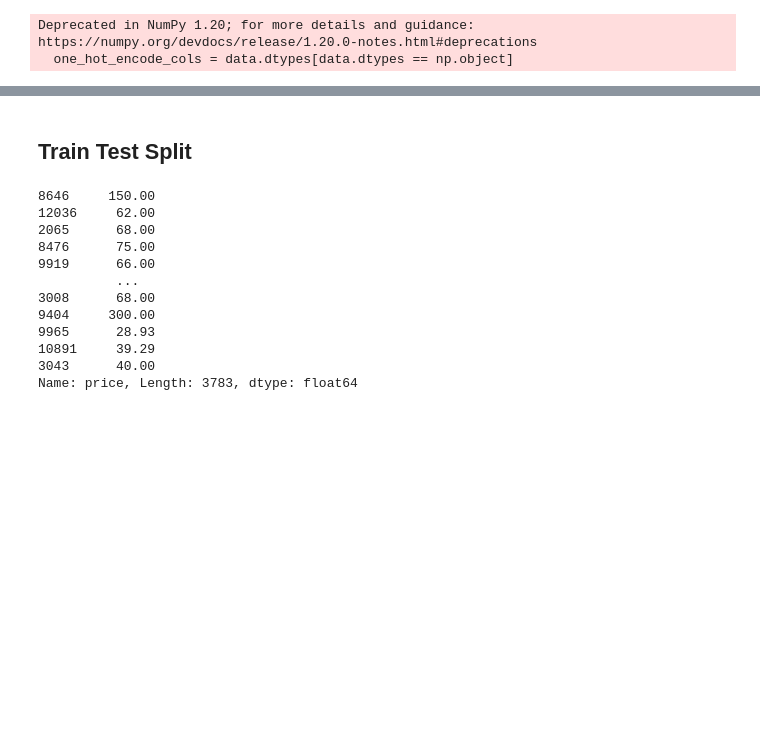
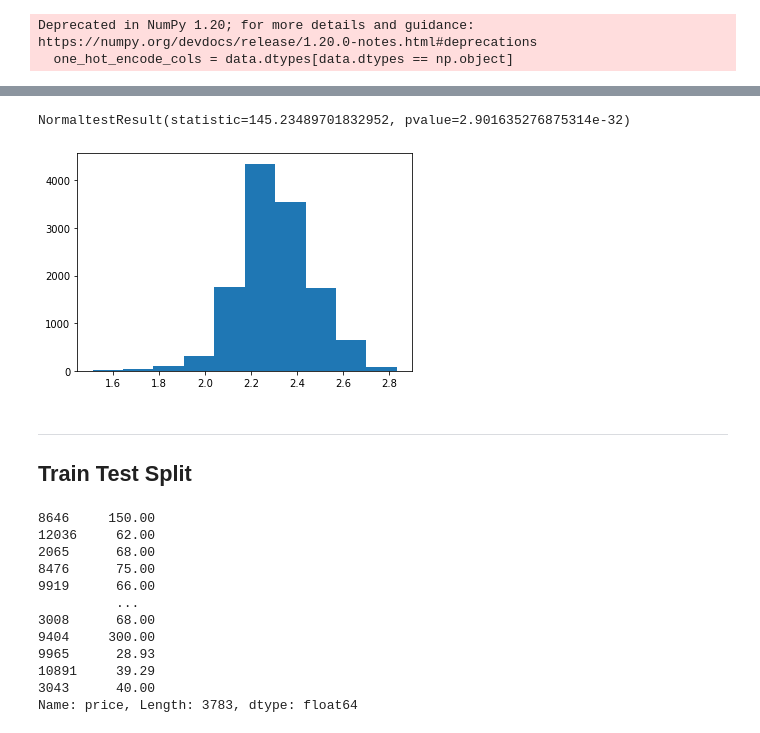
Before and after one commit to Hrithik2212/IBM-Machine-Learning-Course, a Jupyter notebook: Supervised Learning - Regression/Regression peer graded assignment/assign.ipynb, the cells around one changed output, grey strips where cells are left out. Cells and saved outputs as stored; diff of their text form; code cells hidden in the pictures; blank space fills up the shorter version.

```diff
--- a/Supervised Learning - Regression/Regression peer graded assignment/assign.ipynb
+++ b/Supervised Learning - Regression/Regression peer graded assignment/assign.ipynb
@@ -223,4 +249,11 @@ data = pd.get_dummies(data, columns=one_hot_encode_cols)
+# %%
+plt.hist(boxcox_price)
+print(normaltest(boxcox_price))
+# %% [output]
+NormaltestResult(statistic=145.23489701832952, pvalue=2.901635276875314e-32)
+[figure, added]
 # %% [markdown]
+---
 ## Train Test Split
 # %%
 from sklearn.model_selection import train_test_split
```
Also changed, not shown: parts of 15 cells of this notebook.
